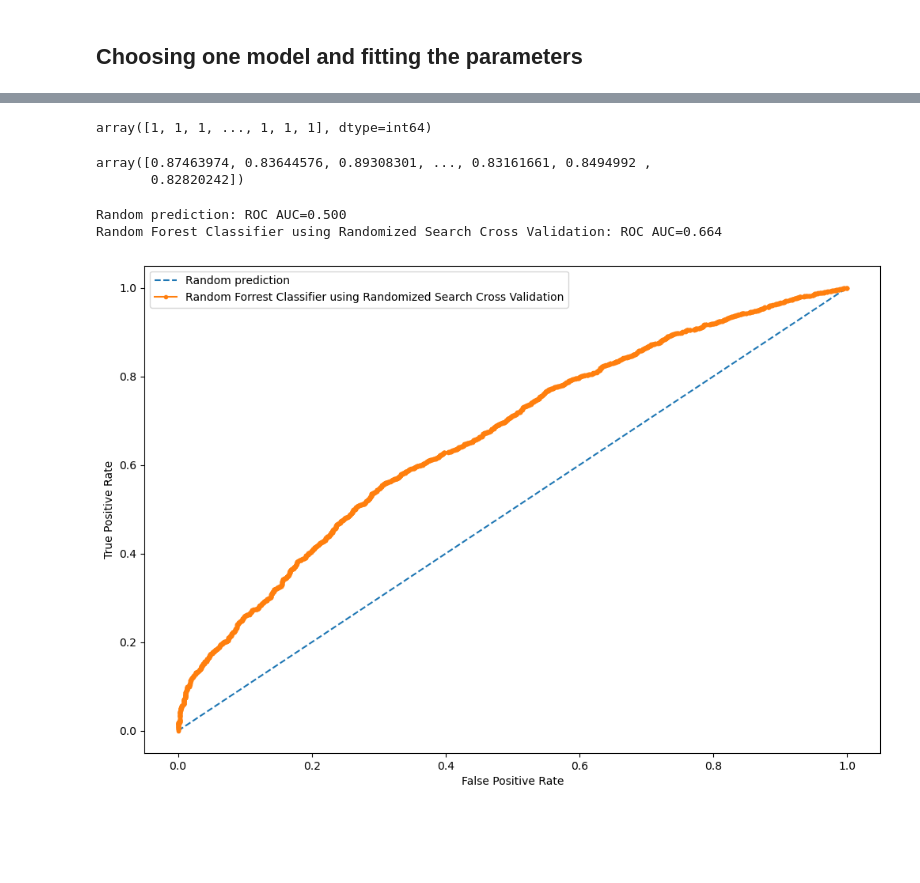
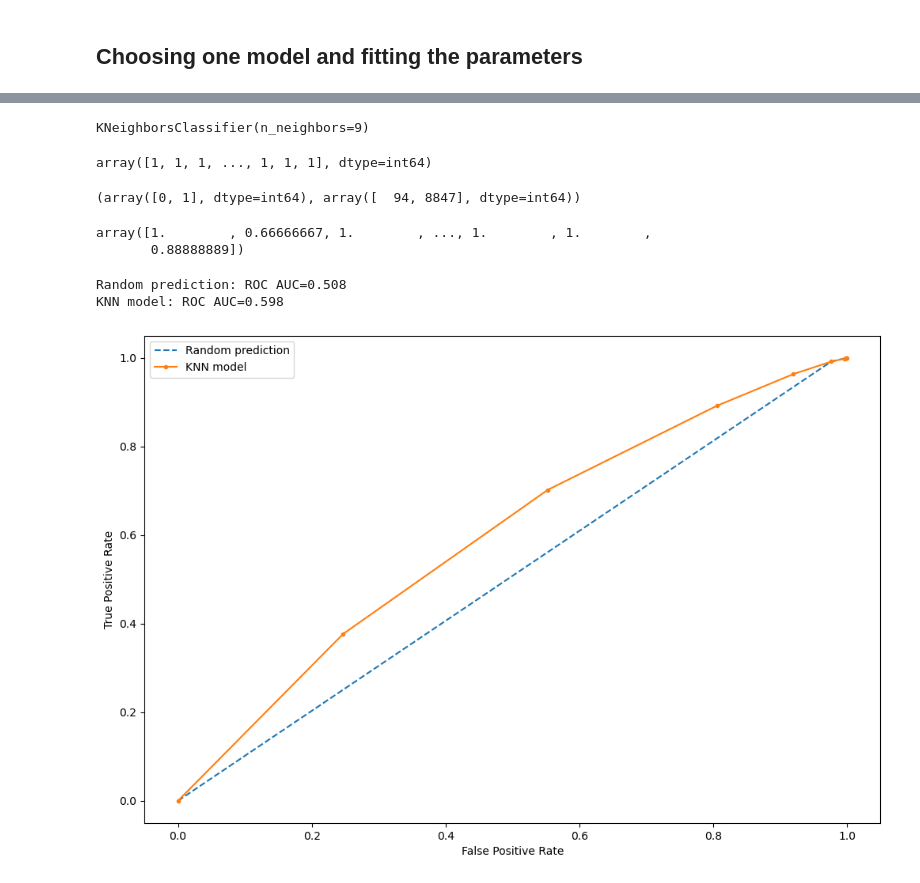
Before and after one commit to bartekwphd/Project_LC, a Jupyter notebook: Project part 4 - Modeling.ipynb, the cells around one changed output, grey strips where cells are left out. Saved outputs shown, nothing was run; the diff lists cells and outputs as text; code cells hidden in the pictures; blank space fills up the shorter version.

Commit message:
KNN model implementation instead of Random Forest

```diff
--- a/Project part 4 - Modeling.ipynb
+++ b/Project part 4 - Modeling.ipynb
@@ -980,0 +969,19 @@ RandomForestClassifier(max_depth=70, max_leaf_nodes=2, min_samples_leaf=2,
+# %%
+# Cross-validation to select the best number of neighbors
+
+from sklearn.model_selection import cross_val_score
+
+k_values = [i for i in range (1,11)]
+scores = []
+
+X_scaled_train = scaler.fit_transform(X_scaled_train)
+
+for k in k_values:
+    knn_k = KNeighborsClassifier(n_neighbors=k)
+    score = cross_val_score(knn_k, X_scaled_train, y_scaled_train, cv=5)
+    scores.append(np.mean(score))
+
+sns.lineplot(x = k_values, y = scores, marker = 'o')
+plt.xticks([1, 2, 3, 4, 5, 6, 7, 8, 9, 10])
+plt.xlabel("K Values")
+plt.ylabel("Accuracy Score")
@@ -981,38 +991,50 @@ RandomForestClassifier(max_depth=70, max_leaf_nodes=2, min_samples_leaf=2,
+# %%
+knn_final = KNeighborsClassifier(n_neighbors=9)
+knn_final.fit(X_scaled_train, y_scaled_train)
+# %% [output]
+KNeighborsClassifier(n_neighbors=9)
 # %%
-y_pred = rf_final.predict(X_test)
+y_pred = knn_final.predict(X_scaled_test)
 y_pred
 # %% [output]
 array([1, 1, 1, ..., 1, 1, 1], dtype=int64)
+# %%
+count_y_pred = np.unique(y_pred, return_counts=True)
+count_y_pred
+# %% [output]
+(array([0, 1], dtype=int64), array([  94, 8847], dtype=int64))
 # %%
-y_proba = rf_final.predict_proba(X_test)[:, 1]
+y_proba = knn_final.predict_proba(X_scaled_test)[:, 1]
 y_proba
 # %% [output]
-array([0.87463974, 0.83644576, 0.89308301, ..., 0.83161661, 0.8494992 ,
-       0.82820242])
+array([1.        , 0.66666667, 1.        , ..., 1.        , 1.        ,
+       0.88888889])
 # %%
+# Ploting the roc_curve and calculating the roc_auc_score
+
 from sklearn.metrics import roc_curve
 from sklearn.metrics import roc_auc_score
 
-rp_auc = roc_auc_score(y_test, y_pred)
-rf_auc = roc_auc_score(y_test, y_proba)
+rp_auc = roc_auc_score(y_scaled_test, y_pred)
+rf_auc = roc_auc_score(y_scaled_test, y_proba)
 
 # Summarizing scores
 print('Random prediction: ROC AUC=%.3f' % (rp_auc))
-print('Random Forest Classifier using Randomized Search Cross Validation: ROC AUC=%.3f' % (rf_auc))
+print('KNN model: ROC AUC=%.3f' % (rf_auc))
 
 # Calculating roc curves
-rp_fpr, rp_tpr, _ = roc_curve(y_test, y_pred)
-rf_fpr, rf_tpr, _ = roc_curve(y_test, y_proba)
+rp_fpr, rp_tpr, _ = roc_curve(y_scaled_test, y_pred)
+rf_fpr, rf_tpr, _ = roc_curve(y_scaled_test, y_proba)
 
 # Ploting the roc curve for the model
 plt.figure(figsize=(12,8))
 plt.plot(rp_fpr, rp_tpr, linestyle='--', label='Random prediction')
-plt.plot(rf_fpr, rf_tpr, marker='.', label='Random Forrest Classifier using Randomized Search Cross Validation')
+plt.plot(rf_fpr, rf_tpr, marker='.', label='KNN model')
 plt.xlabel('False Positive Rate')
 plt.ylabel('True Positive Rate')
 plt.legend()
 plt.show()
 # %% [output]
-Random prediction: ROC AUC=0.500
-Random Forest Classifier using Randomized Search Cross Validation: ROC AUC=0.664
+Random prediction: ROC AUC=0.508
+KNN model: ROC AUC=0.598
-[figure, old version]
+[figure, new version]
```
Also changed, not shown: parts of 51 cells of this notebook.
